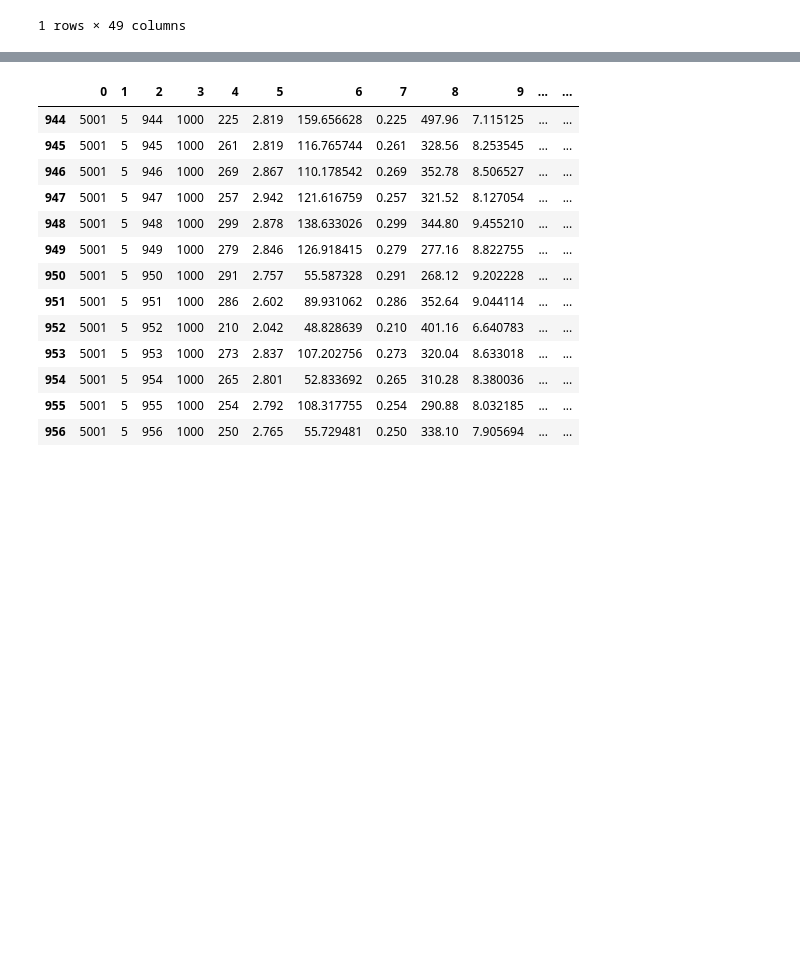
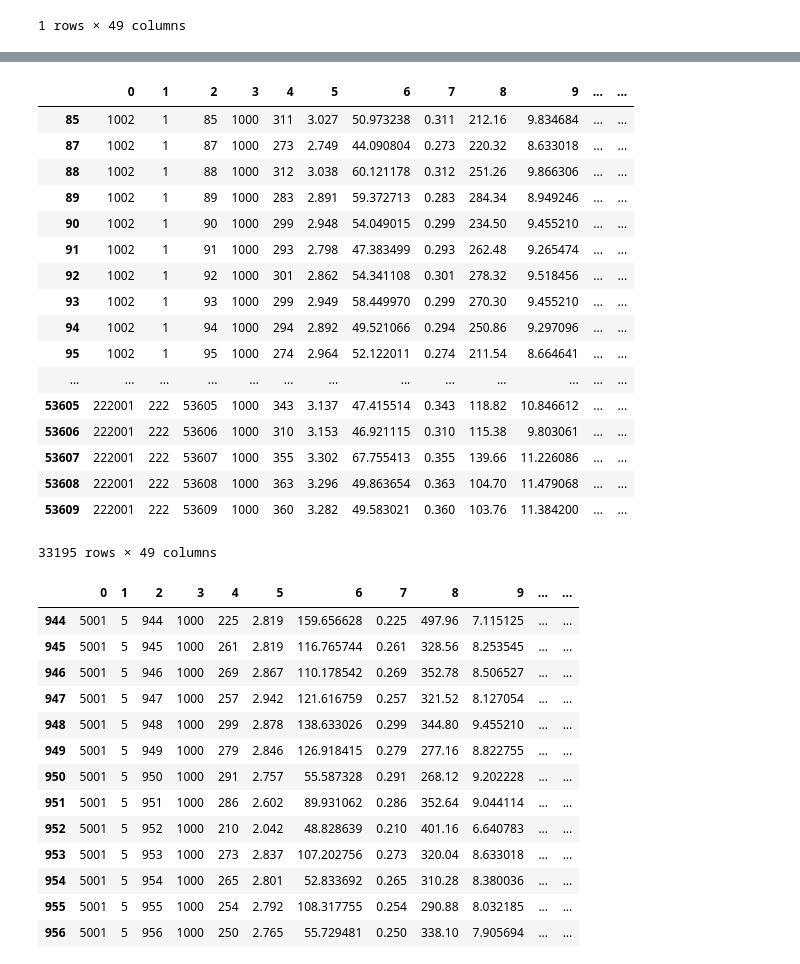
Before and after one commit to lawofearth/ThaiStylometry, a Jupyter notebook: TrainTest.ipynb, the cells around one changed output, grey strips where cells are left out. Saved outputs shown, nothing was run; the diff lists cells and outputs as text; code cells hidden in the pictures; blank space fills up the shorter version.

```diff
--- a/TrainTest.ipynb
+++ b/TrainTest.ipynb
@@ -145,3 +189,24 @@ openset_all_dat.loc[814:850,:]
+# %%
+openset_all_dat.drop(86, axis = 0)
+# %% [output]
+|  | 0 | 1 | 2 | 3 | 4 | 5 | 6 | 7 | 8 | 9 | ... | ... |
+| 85 | 1002 | 1 | 85 | 1000 | 311 | 3.027 | 50.973238 | 0.311 | 212.16 | 9.834684 | ... | ... |
+| 87 | 1002 | 1 | 87 | 1000 | 273 | 2.749 | 44.090804 | 0.273 | 220.32 | 8.633018 | ... | ... |
+| 88 | 1002 | 1 | 88 | 1000 | 312 | 3.038 | 60.121178 | 0.312 | 251.26 | 9.866306 | ... | ... |
+| 89 | 1002 | 1 | 89 | 1000 | 283 | 2.891 | 59.372713 | 0.283 | 284.34 | 8.949246 | ... | ... |
+| 90 | 1002 | 1 | 90 | 1000 | 299 | 2.948 | 54.049015 | 0.299 | 234.50 | 9.455210 | ... | ... |
+| 91 | 1002 | 1 | 91 | 1000 | 293 | 2.798 | 47.383499 | 0.293 | 262.48 | 9.265474 | ... | ... |
+| 92 | 1002 | 1 | 92 | 1000 | 301 | 2.862 | 54.341108 | 0.301 | 278.32 | 9.518456 | ... | ... |
+| 93 | 1002 | 1 | 93 | 1000 | 299 | 2.949 | 58.449970 | 0.299 | 270.30 | 9.455210 | ... | ... |
+| 94 | 1002 | 1 | 94 | 1000 | 294 | 2.892 | 49.521066 | 0.294 | 250.86 | 9.297096 | ... | ... |
+| 95 | 1002 | 1 | 95 | 1000 | 274 | 2.964 | 52.122011 | 0.274 | 211.54 | 8.664641 | ... | ... |
+| ... | ... | ... | ... | ... | ... | ... | ... | ... | ... | ... | ... | ... |
+| 53605 | 222001 | 222 | 53605 | 1000 | 343 | 3.137 | 47.415514 | 0.343 | 118.82 | 10.846612 | ... | ... |
+| 53606 | 222001 | 222 | 53606 | 1000 | 310 | 3.153 | 46.921115 | 0.310 | 115.38 | 9.803061 | ... | ... |
+| 53607 | 222001 | 222 | 53607 | 1000 | 355 | 3.302 | 67.755413 | 0.355 | 139.66 | 11.226086 | ... | ... |
+| 53608 | 222001 | 222 | 53608 | 1000 | 363 | 3.296 | 49.863654 | 0.363 | 104.70 | 11.479068 | ... | ... |
+| 53609 | 222001 | 222 | 53609 | 1000 | 360 | 3.282 | 49.583021 | 0.360 | 103.76 | 11.384200 | ... | ... |
+33195 rows × 49 columns
 # %%
 openset_all_dat.loc[944:960,:]
 # %% [output]
```
Also changed, not shown: parts of 8 cells of this notebook.
